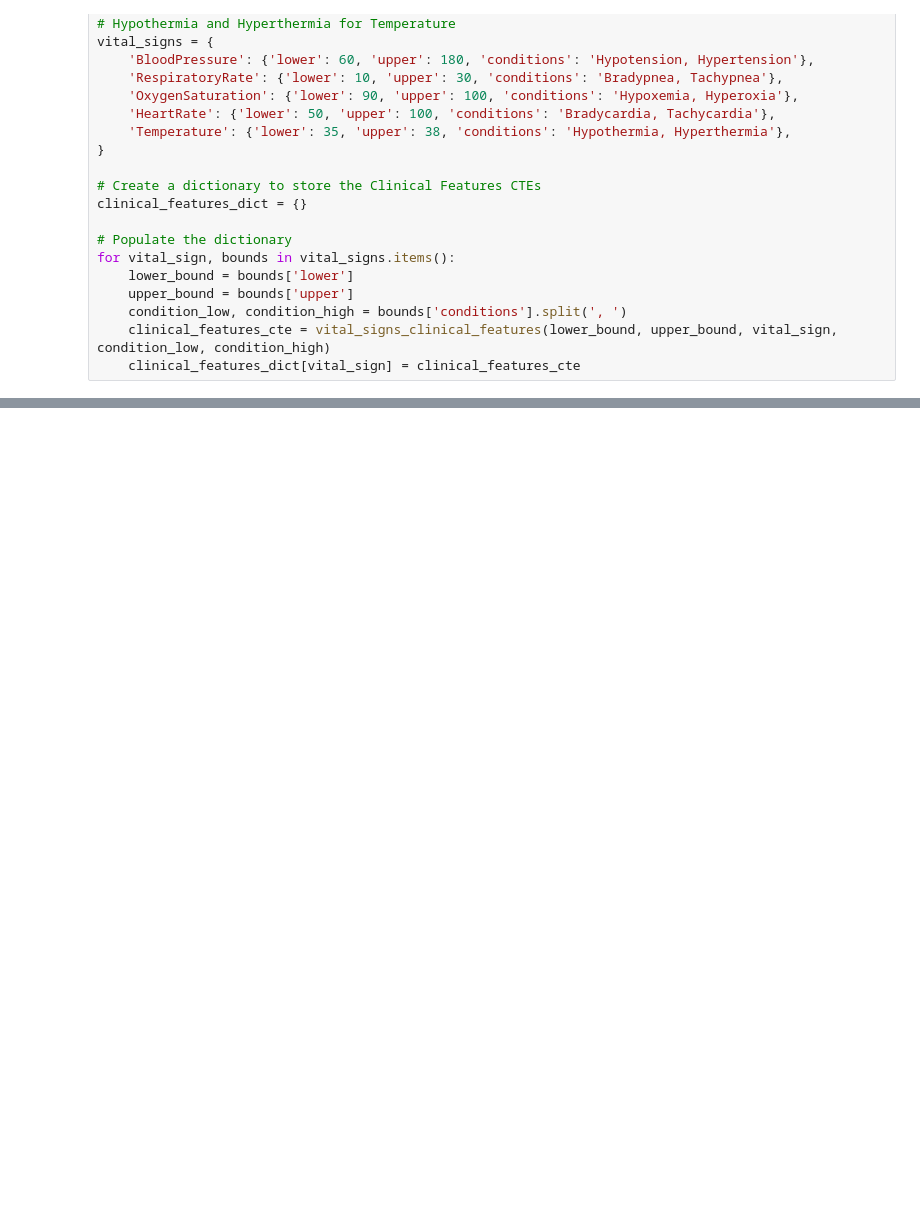
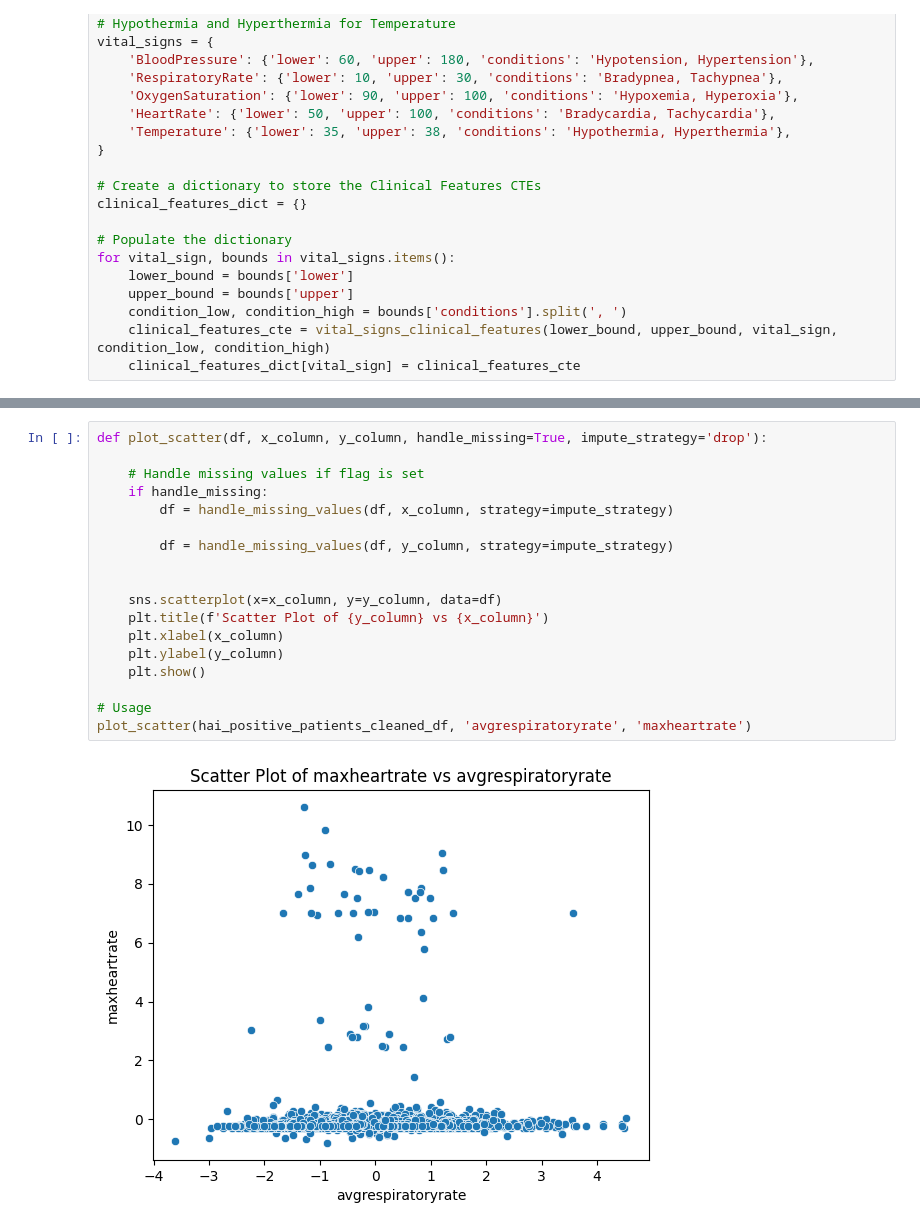
Before and after one commit to wdemichele/COMP90089-VAP-Diagnosis, a Jupyter notebook: Vital_Signs.ipynb, the cells around one changed output, grey strips where cells are left out. Cells and saved outputs as stored; diff of their text form; blank space fills up the shorter version.

```diff
--- a/Vital_Signs.ipynb
+++ b/Vital_Signs.ipynb
@@ -335,0 +597,20 @@ run_query(vital_signs_queries["OxygenSaturation"])
+# %%
+def plot_scatter(df, x_column, y_column, handle_missing=True, impute_strategy='drop'):
+
+    # Handle missing values if flag is set
+    if handle_missing:
+        df = handle_missing_values(df, x_column, strategy=impute_strategy)
+
+        df = handle_missing_values(df, y_column, strategy=impute_strategy)
+
+
+    sns.scatterplot(x=x_column, y=y_column, data=df)
+    plt.title(f'Scatter Plot of {y_column} vs {x_column}')
+    plt.xlabel(x_column)
+    plt.ylabel(y_column)
+    plt.show()
+
+# Usage
+plot_scatter(hai_positive_patients_cleaned_df, 'avgrespiratoryrate', 'maxheartrate')
+# %% [output]
+[figure, added]
```
Also changed, not shown: parts of 20 cells of this notebook, 2 other files.
